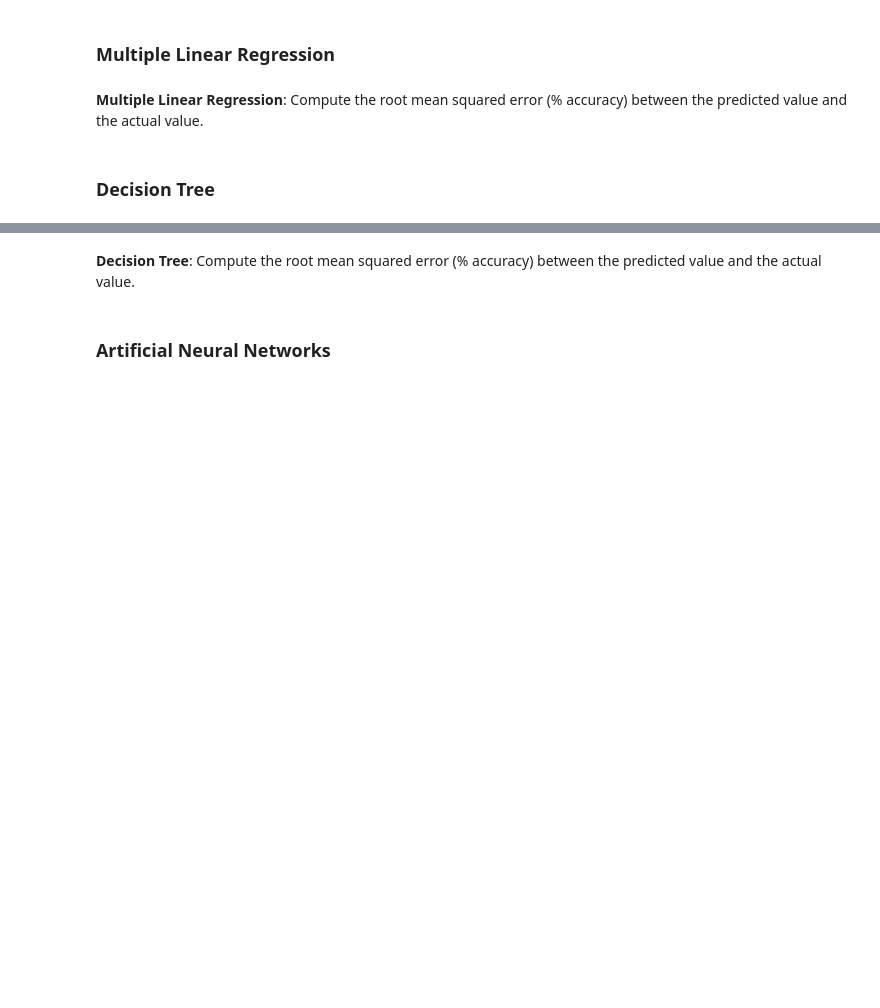
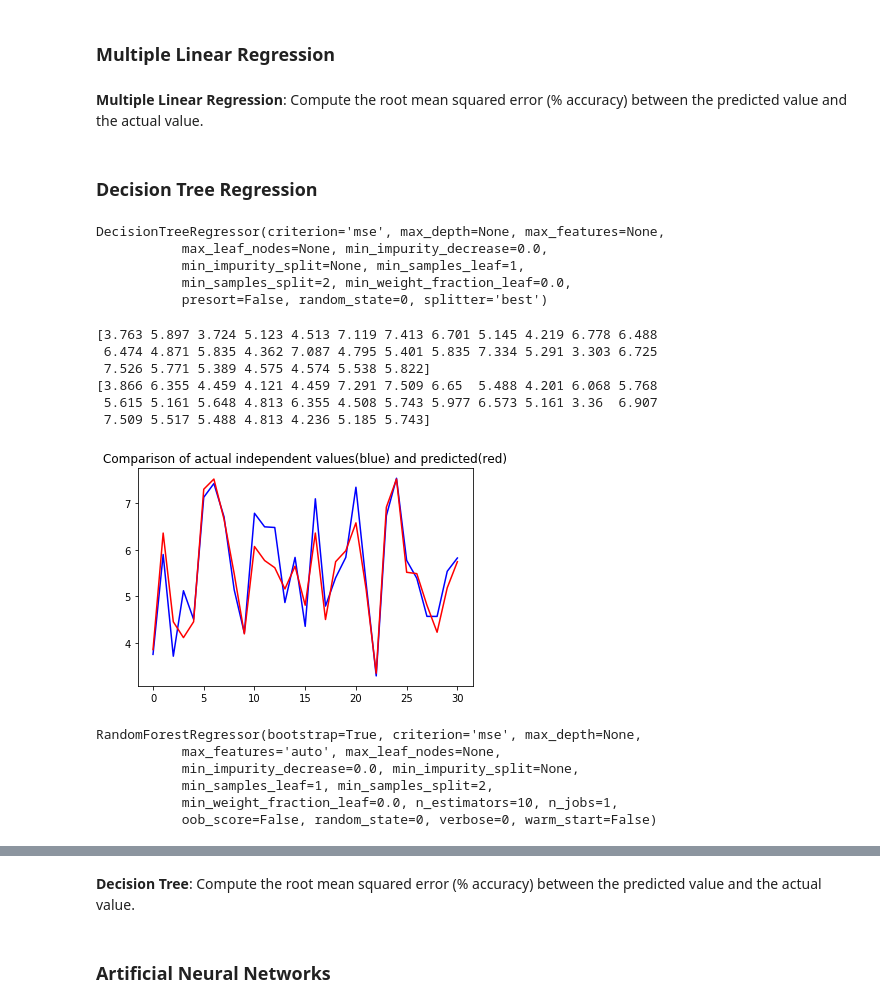
Before and after one commit to halfofning/happiness, a Jupyter notebook: Happiness Analysis.ipynb, the cells around one changed output, grey strips where cells are left out. Cells and saved outputs as stored; diff of their text form; code cells hidden in the pictures; blank space fills up the shorter version.

Commit message:
Random Forest & Decision Tree
Fitted the regression model to datasets, used models to predict based on test values and rms

```diff
--- a/Happiness Analysis.ipynb
+++ b/Happiness Analysis.ipynb
@@ -56,4 +57,4 @@ We will make use of 3 different methods to create regression models, to find out
 # MODEL 1: Making use of Multiple Linear Regression (RMSE)
 # rms = sqrt(mean_squared_error(y_actual, y_pred))
 # %% [markdown]
-### Decision Tree
+### Decision Tree Regression
@@ -61,0 +61,43 @@ We will make use of 3 different methods to create regression models, to find out
+# %%
+# MODEL 2: Making use of Decision Trees Regression
+
+#Fitting Decision Tree Regression to the dataset
+from sklearn.tree import DecisionTreeRegressor
+dt_regressor = DecisionTreeRegressor(random_state = 0)
+dt_regressor.fit(X_2016_train,y_2016_train)
+# %% [output]
+DecisionTreeRegressor(criterion='mse', max_depth=None, max_features=None,
+           max_leaf_nodes=None, min_impurity_decrease=0.0,
+           min_impurity_split=None, min_samples_leaf=1,
+           min_samples_split=2, min_weight_fraction_leaf=0.0,
+           presort=False, random_state=0, splitter='best')
+# %%
+#Predicting a new result
+y_2016_pred_dtr = dt_regressor.predict(X_2016_test)
+print(y_2016_test)
+print(y_2016_pred)
+
+plt.plot(y_2016_test, color='blue')
+plt.plot(y_2016_pred_dtr, color='red')
+plt.title('Comparison of actual independent values(blue) and predicted(red)')
+plt.show()
+# %% [output]
+[3.763 5.897 3.724 5.123 4.513 7.119 7.413 6.701 5.145 4.219 6.778 6.488
+ 6.474 4.871 5.835 4.362 7.087 4.795 5.401 5.835 7.334 5.291 3.303 6.725
+ 7.526 5.771 5.389 4.575 4.574 5.538 5.822]
+[3.866 6.355 4.459 4.121 4.459 7.291 7.509 6.65  5.488 4.201 6.068 5.768
+ 5.615 5.161 5.648 4.813 6.355 4.508 5.743 5.977 6.573 5.161 3.36  6.907
+ 7.509 5.517 5.488 4.813 4.236 5.185 5.743]
+[figure, added]
+# %%
+#Fitting Random Forest Regression to the dataset
+from sklearn.ensemble import RandomForestRegressor
+rf_regressor = RandomForestRegressor(n_estimators = 10, random_state = 0)
+rf_regressor.fit(X_2016_test, y_2016_test)
+# %% [output]
+RandomForestRegressor(bootstrap=True, criterion='mse', max_depth=None,
+           max_features='auto', max_leaf_nodes=None,
+           min_impurity_decrease=0.0, min_impurity_split=None,
+           min_samples_leaf=1, min_samples_split=2,
+           min_weight_fraction_leaf=0.0, n_estimators=10, n_jobs=1,
+           oob_score=False, random_state=0, verbose=0, warm_start=False)
```
Also changed, not shown: parts of 7 cells of this notebook.
